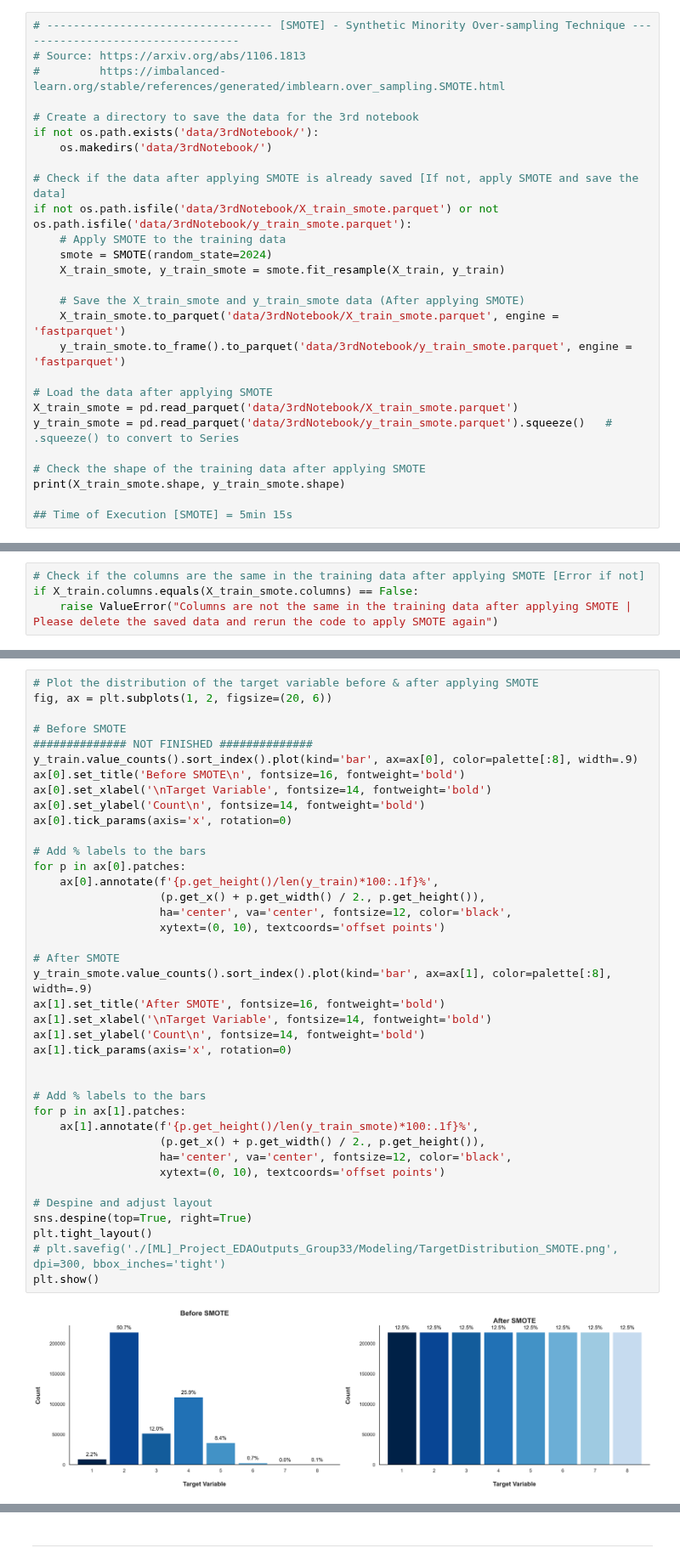
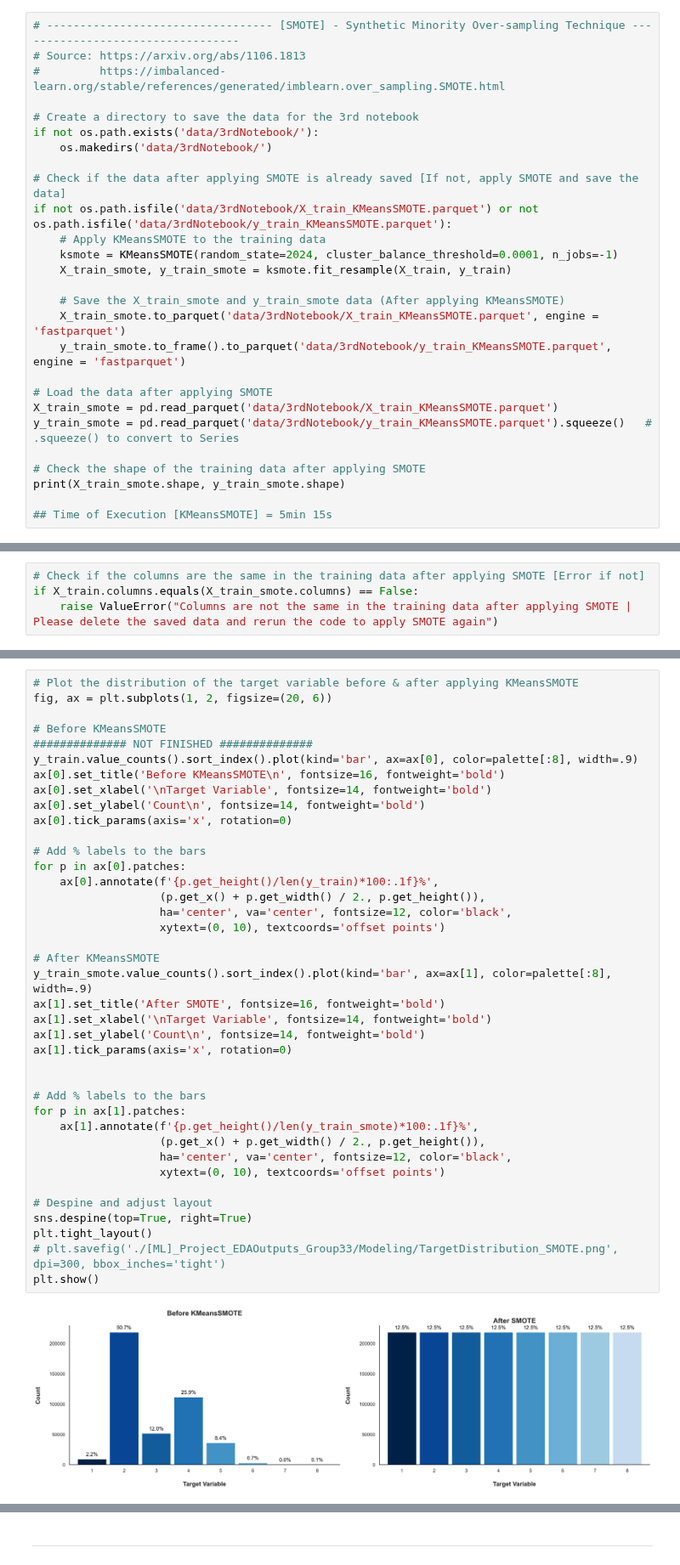
Before and after one commit to Silvestre17/ML_24.25_Project_Group33, a Jupyter notebook: 3_Modeling&Evaluation_MLProject_Group33.ipynb, the cells around one changed output, grey strips where cells are left out. Shown at 85% size. Saved outputs shown, nothing was run; the diff lists cells and outputs as text.

Commit message:
2nd & 3rd Notebook Update + README file

```diff
--- a/3_Modeling&Evaluation_MLProject_Group33.ipynb
+++ b/3_Modeling&Evaluation_MLProject_Group33.ipynb
@@ -410,21 +446,21 @@ if not os.path.exists('data/3rdNotebook/'):
     os.makedirs('data/3rdNotebook/')
 
 # Check if the data after applying SMOTE is already saved [If not, apply SMOTE and save the data]
-if not os.path.isfile('data/3rdNotebook/X_train_smote.parquet') or not os.path.isfile('data/3rdNotebook/y_train_smote.parquet'):
-    # Apply SMOTE to the training data
-    smote = SMOTE(random_state=2024)
-    X_train_smote, y_train_smote = smote.fit_resample(X_train, y_train)
+if not os.path.isfile('data/3rdNotebook/X_train_KMeansSMOTE.parquet') or not os.path.isfile('data/3rdNotebook/y_train_KMeansSMOTE.parquet'):
+    # Apply KMeansSMOTE to the training data
+    ksmote = KMeansSMOTE(random_state=2024, cluster_balance_threshold=0.0001, n_jobs=-1)
+    X_train_smote, y_train_smote = ksmote.fit_resample(X_train, y_train)
 
-    # Save the X_train_smote and y_train_smote data (After applying SMOTE)
-    X_train_smote.to_parquet('data/3rdNotebook/X_train_smote.parquet', engine = 'fastparquet')
-    y_train_smote.to_frame().to_parquet('data/3rdNotebook/y_train_smote.parquet', engine = 'fastparquet')
+    # Save the X_train_smote and y_train_smote data (After applying KMeansSMOTE)
+    X_train_smote.to_parquet('data/3rdNotebook/X_train_KMeansSMOTE.parquet', engine = 'fastparquet')
+    y_train_smote.to_frame().to_parquet('data/3rdNotebook/y_train_KMeansSMOTE.parquet', engine = 'fastparquet')
 
 # Load the data after applying SMOTE
-X_train_smote = pd.read_parquet('data/3rdNotebook/X_train_smote.parquet')
-y_train_smote = pd.read_parquet('data/3rdNotebook/y_train_smote.parquet').squeeze()   # .squeeze() to convert to Series
+X_train_smote = pd.read_parquet('data/3rdNotebook/X_train_KMeansSMOTE.parquet')
+y_train_smote = pd.read_parquet('data/3rdNotebook/y_train_KMeansSMOTE.parquet').squeeze()   # .squeeze() to convert to Series
 
 # Check the shape of the training data after applying SMOTE
 print(X_train_smote.shape, y_train_smote.shape)
 
-## Time of Execution [SMOTE] = 5min 15s
+## Time of Execution [KMeansSMOTE] = 5min 15s
 # %% [output]
@@ -455,41 +491,41 @@ pd.DataFrame({
 # %%
-# Plot the distribution of the target variable before & after applying SMOTE
+# Plot the distribution of the target variable before & after applying KMeansSMOTE
 fig, ax = plt.subplots(1, 2, figsize=(20, 6))
 
-# Before SMOTE                                                                                  ############## NOT FINISHED ##############
+# Before KMeansSMOTE                                                                                  ############## NOT FINISHED ##############
 y_train.value_counts().sort_index().plot(kind='bar', ax=ax[0], color=palette[:8], width=.9)
-ax[0].set_title('Before SMOTE\n', fontsize=16, fontweight='bold')
+ax[0].set_title('Before KMeansSMOTE\n', fontsize=16, fontweight='bold')
 ax[0].set_xlabel('\nTarget Variable', fontsize=14, fontweight='bold')
 ax[0].set_ylabel('Count\n', fontsize=14, fontweight='bold')
 ax[0].tick_params(axis='x', rotation=0)
 
 # Add % labels to the bars
 for p in ax[0].patches:
     ax[0].annotate(f'{p.get_height()/len(y_train)*100:.1f}%',
                    (p.get_x() + p.get_width() / 2., p.get_height()),
                    ha='center', va='center', fontsize=12, color='black',
                    xytext=(0, 10), textcoords='offset points')
 
-# After SMOTE
+# After KMeansSMOTE
 y_train_smote.value_counts().sort_index().plot(kind='bar', ax=ax[1], color=palette[:8], width=.9)
 ax[1].set_title('After SMOTE', fontsize=16, fontweight='bold')
 ax[1].set_xlabel('\nTarget Variable', fontsize=14, fontweight='bold')
 ax[1].set_ylabel('Count\n', fontsize=14, fontweight='bold')
 ax[1].tick_params(axis='x', rotation=0)
 
 
 # Add % labels to the bars
 for p in ax[1].patches:
     ax[1].annotate(f'{p.get_height()/len(y_train_smote)*100:.1f}%',
                    (p.get_x() + p.get_width() / 2., p.get_height()),
                    ha='center', va='center', fontsize=12, color='black',
                    xytext=(0, 10), textcoords='offset points')
 
 # Despine and adjust layout
 sns.despine(top=True, right=True)
 plt.tight_layout()
 # plt.savefig('./[ML]_Project_EDAOutputs_Group33/Modeling/TargetDistribution_SMOTE.png', dpi=300, bbox_inches='tight')
 plt.show()
 # %% [output]
-[figure, old version]
+[figure, new version]
 # %%
```
Also changed, not shown: parts of 36 cells of this notebook, 12 other files.
